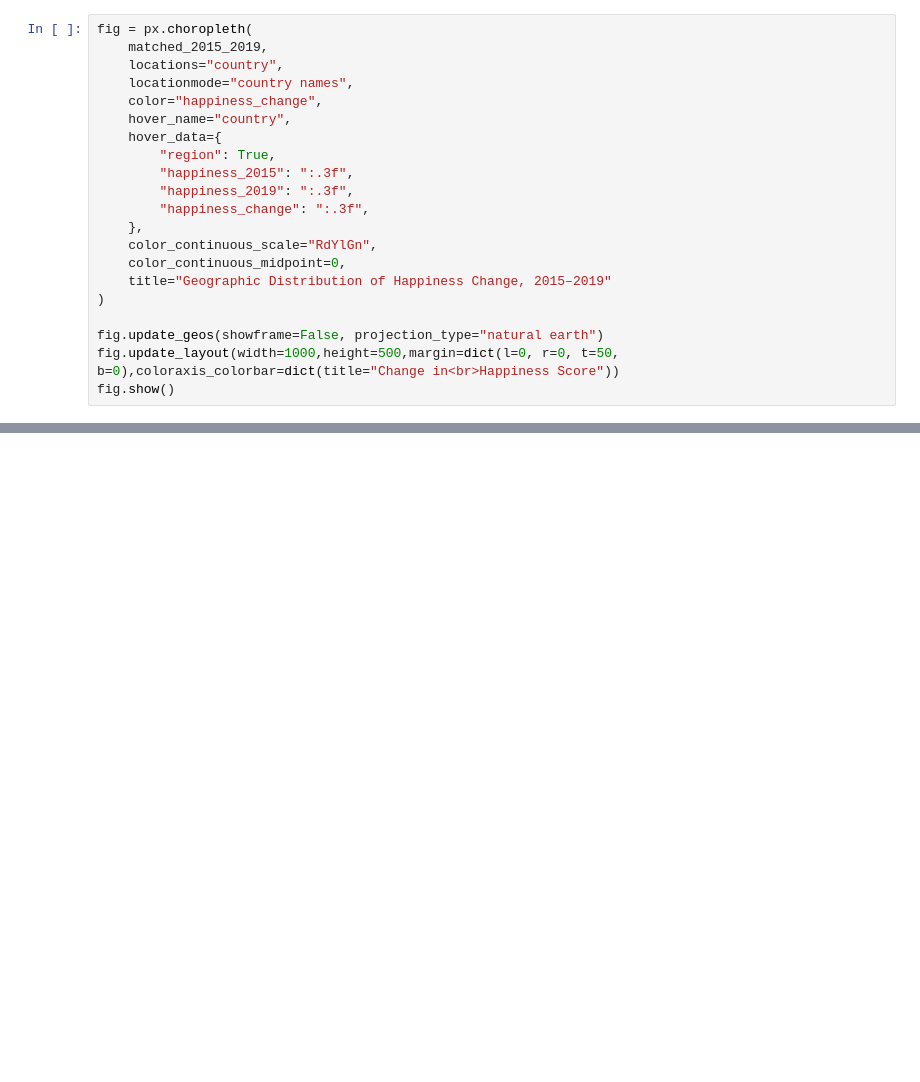
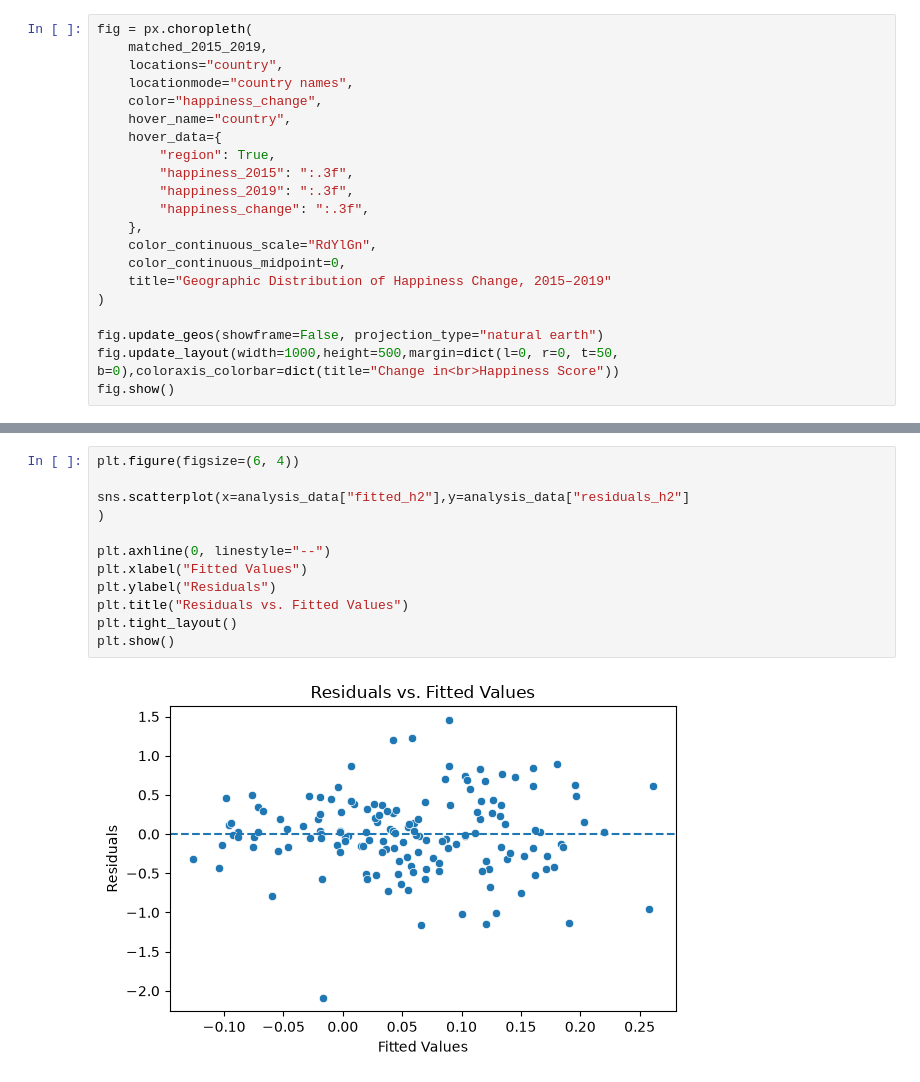
Before and after one commit to GiacomoAle8/ResearchMethodsProject, a Jupyter notebook: project.ipynb, the cells around one changed output, grey strips where cells are left out. Drawn from its saved outputs; the diff is of its cells as text; blank space fills up the shorter version.

```diff
--- a/project.ipynb
+++ b/project.ipynb
@@ -1731,0 +1534,14 @@ apply one method, test one hypothesis, explain why chosen, check key assumption,
+# %%
+plt.figure(figsize=(6, 4))
+
+sns.scatterplot(x=analysis_data["fitted_h2"],y=analysis_data["residuals_h2"]
+)
+
+plt.axhline(0, linestyle="--")
+plt.xlabel("Fitted Values")
+plt.ylabel("Residuals")
+plt.title("Residuals vs. Fitted Values")
+plt.tight_layout()
+plt.show()
+# %% [output]
+[figure, added]
```
Also changed, not shown: parts of 107 cells of this notebook.
